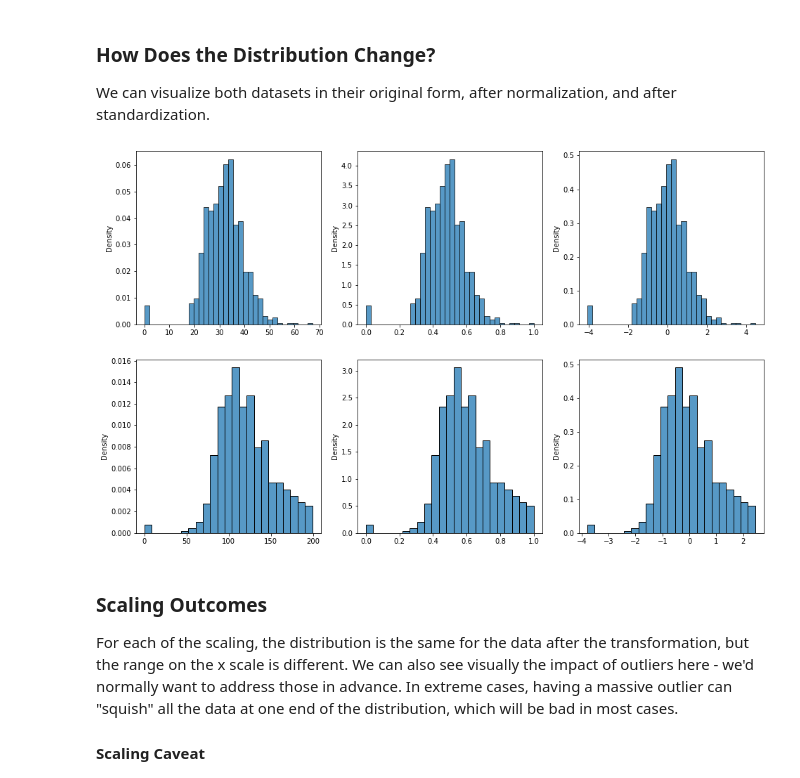
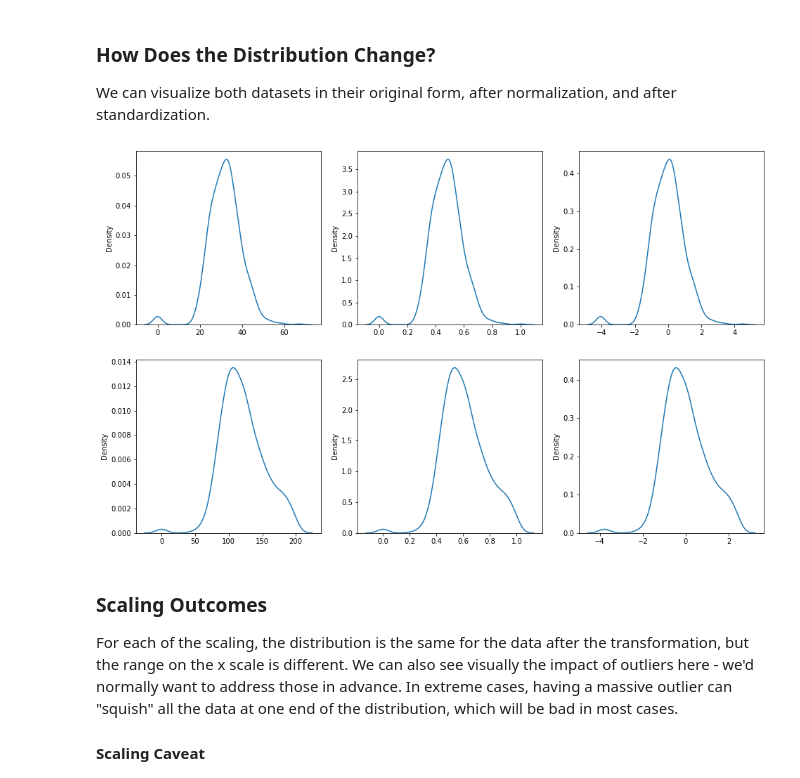
Before and after one commit to zareeiant/Basic_Stats_in_Python_Student_Workbooks, a Jupyter notebook: 026_Logistic_Regression_Normalization_2_sol.ipynb, the cells around one changed output. Drawn from its saved outputs; the diff is of its cells as text; code cells hidden in the pictures.

```diff
--- a/026_Logistic_Regression_Normalization_2_sol.ipynb
+++ b/026_Logistic_Regression_Normalization_2_sol.ipynb
@@ -257,20 +298,20 @@ We can visualize both datasets in their original form, after normalization, and
 # %%
 #Visualize all
 thinkplot.PrePlot(6,2,3)
-sns.histplot(d1, stat="density")
+sns.kdeplot(d1)
 thinkplot.SubPlot(2)
-sns.histplot(dumbNormalizer(d1), stat="density")
+sns.kdeplot(dumbNormalizer(d1))
 thinkplot.SubPlot(3)
-sns.histplot(dumbStandardizer(d1), stat="density")
+sns.kdeplot(dumbStandardizer(d1))
 thinkplot.SubPlot(4)
-sns.histplot(d2, stat="density")
+sns.kdeplot(d2)
 thinkplot.SubPlot(5)
-sns.histplot(dumbNormalizer(d2), stat="density")
+sns.kdeplot(dumbNormalizer(d2))
 thinkplot.SubPlot(6)
-sns.histplot(dumbStandardizer(d2), stat="density")
+sns.kdeplot(dumbStandardizer(d2))
 thinkplot.Config()
 # %% [output]
-[figure, old version]
+[figure, new version]
 # %% [markdown]
 <h3>Scaling Outcomes</h3>
 
```
Also changed, not shown: parts of 25 cells of this notebook, 4 other files.
